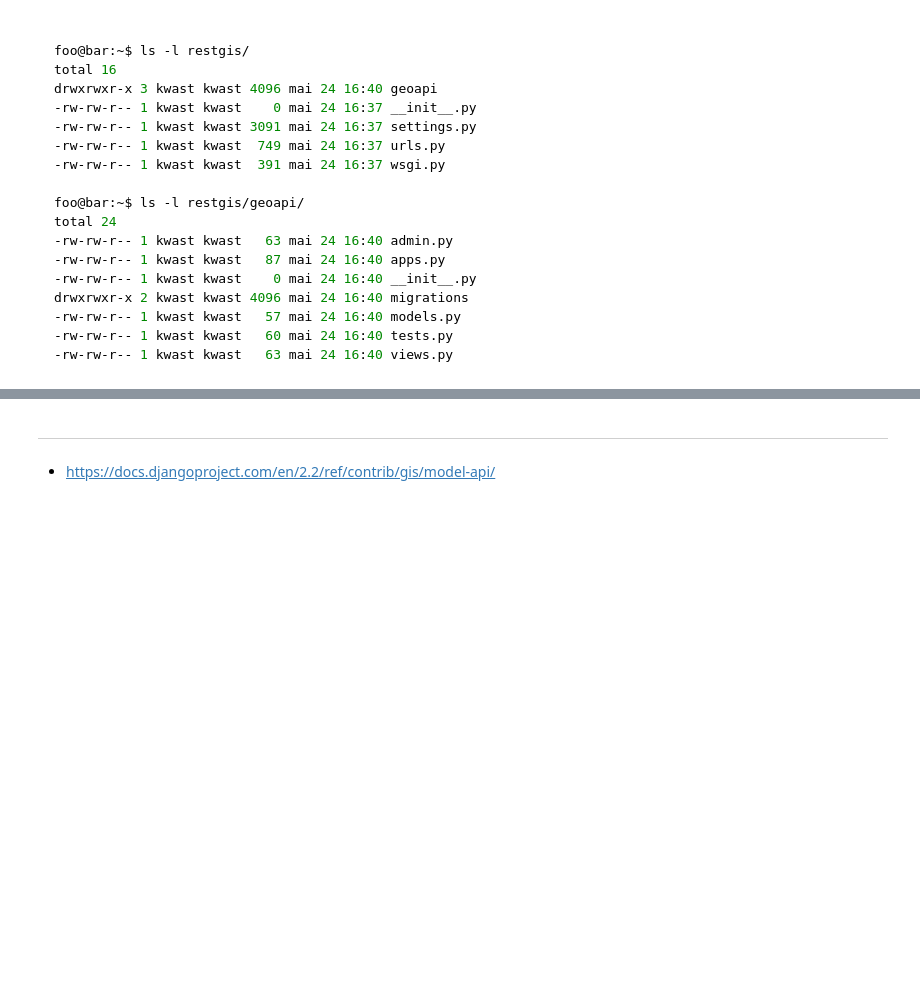
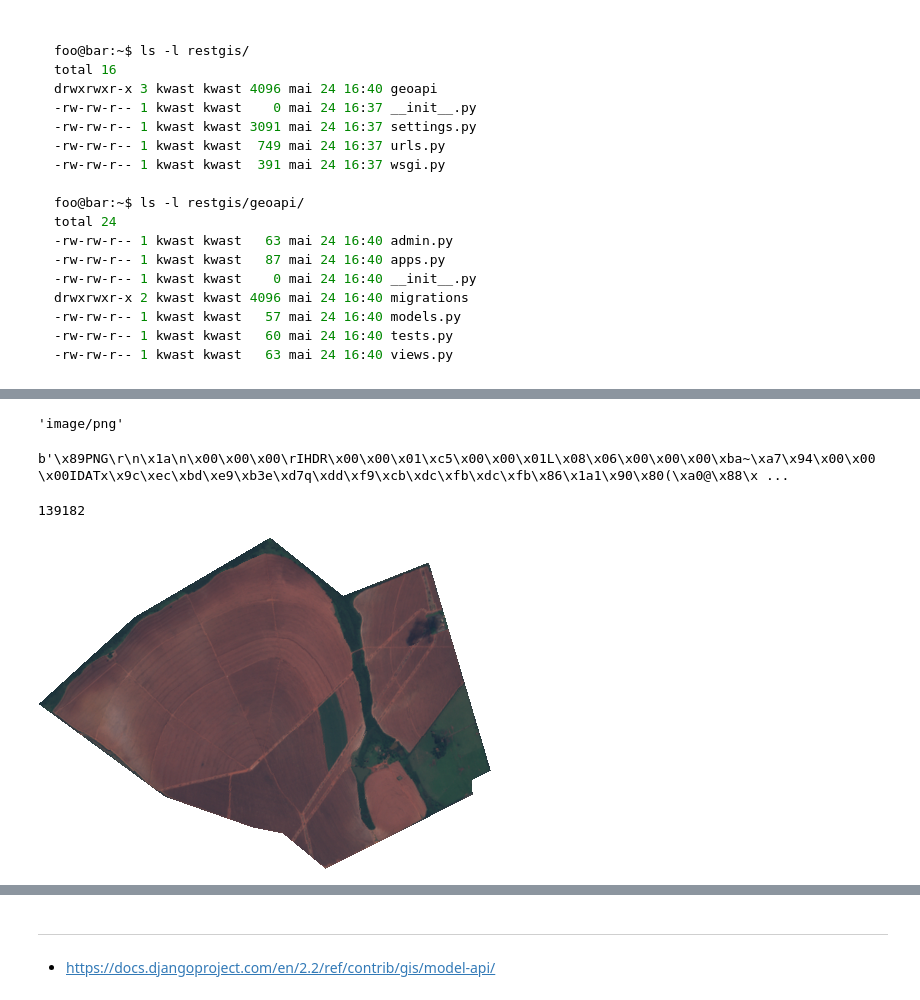
Before and after one commit to davidkwast/geodjango-postgis-drf, a Jupyter notebook: geodjango-postgis-drf.ipynb, the cells around one changed output, grey strips where cells are left out. Saved outputs shown, nothing was run; the diff lists cells and outputs as text; code cells hidden in the pictures; blank space fills up the shorter version.

```diff
--- a/geodjango-postgis-drf.ipynb
+++ b/geodjango-postgis-drf.ipynb
@@ -168,0 +223,4 @@ drwxrwxr-x 2 kwast kwast 4096 mai 24 16:40 migrations
+# %%
+shape_raw = requests.get(f'{URL_SLIDES}/shapes/shape_01.geojson').text
+
+shape_raw
@@ -168,0 +229,4 @@ drwxrwxr-x 2 kwast kwast 4096 mai 24 16:40 migrations
+# %%
+shape = json.loads(shape_raw)
+
+shape
@@ -168,0 +251,4 @@ drwxrwxr-x 2 kwast kwast 4096 mai 24 16:40 migrations
+# %%
+shape_geometry = shape['features'][0]['geometry']
+
+shape_geometry
@@ -168,0 +305,9 @@ drwxrwxr-x 2 kwast kwast 4096 mai 24 16:40 migrations
+# %%
+%%time
+response = requests.post(
+    url = f'{HOST}/api/shape/crop',
+    json = shape_geometry,
+    headers = {
+        'Accept': 'image/png',
+    }
+)
@@ -168,0 +317,16 @@ drwxrwxr-x 2 kwast kwast 4096 mai 24 16:40 migrations
+# %%
+response.headers['Content-Type']
+# %% [output]
+'image/png'
+# %%
+response.content[:100]
+# %% [output]
+b'\x89PNG\r\n\x1a\n\x00\x00\x00\rIHDR\x00\x00\x01\xc5\x00\x00\x01L\x08\x06\x00\x00\x00\xba~\xa7\x94\x00\x00 \x00IDATx\x9c\xec\xbd\xe9\xb3e\xd7q\xdd\xf9\xcb\xdc\xfb\xdc\xfb\x86\x1a1\x90\x80(\xa0@\x88\x ...
+# %%
+len(response.content)
+# %% [output]
+139182
+# %%
+display.Image(data=response.content)
+# %% [output]
+[figure, added]
```
Also changed, not shown: parts of 43 cells of this notebook, 13 other files.
